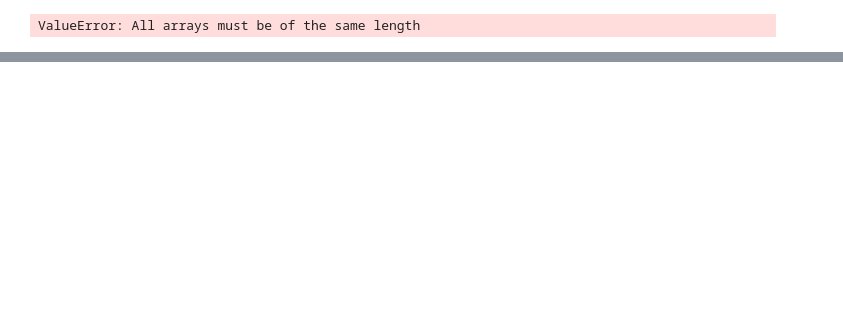
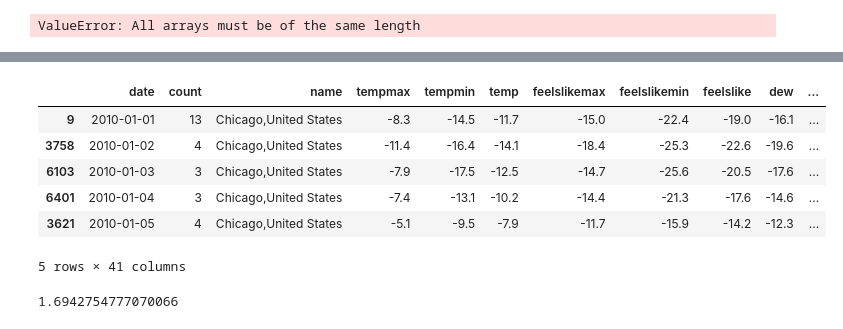
Before and after one commit to camilla47/CrimeCaseStudy, a Jupyter notebook: daisy.ipynb, the cells around one changed output, grey strips where cells are left out. Drawn from its saved outputs; the diff is of its cells as text; code cells hidden in the pictures; blank space fills up the shorter version.

Commit message:
Update random forest

```diff
--- a/daisy.ipynb
+++ b/daisy.ipynb
@@ -342,0 +375,51 @@ plt.show()
+# %%
+
+crimes2 = crimes[(crimes['FBI Code'] == '01A') |
+                 (crimes['FBI Code'] == '02') |
+                 (crimes['FBI Code'] == '03') |
+                 (crimes['FBI Code'] == '04A')]
+crime_count2 = pd.DataFrame(crimes2['date'].value_counts().reset_index())
+# %%
+merged3 = pd.merge(crime_count2, weather, on='date', how='left')
+merged3 = pd.merge(merged3, full_moon, on='date', how = 'left')
+merged3 = pd.merge(merged3, holidays, on='date', how = 'left')
+merged3 = pd.merge(merged3, unemploy, on='date', how = 'left')
+
+merged3 = merged3[merged3['date'].dt.year > 2009]
+merged3 = merged3.sort_values(by = 'date')
+
+merged3['CHIC917URN'] = merged3['CHIC917URN'].fillna(method='ffill')
+
+merged3['day_of_week'] = pd.to_datetime(merged3['date']).dt.day_of_week
+merged3['year'] = pd.to_datetime(merged3['date']).dt.year
+merged3['month'] = pd.to_datetime(merged3['date']).dt.month
+merged3.head()
+# %% [output]
+|  | date | count | name | tempmax | tempmin | temp | feelslikemax | feelslikemin | feelslike | dew | ... |
+| 9 | 2010-01-01 | 13 | Chicago,United States | -8.3 | -14.5 | -11.7 | -15.0 | -22.4 | -19.0 | -16.1 | ... |
+| 3758 | 2010-01-02 | 4 | Chicago,United States | -11.4 | -16.4 | -14.1 | -18.4 | -25.3 | -22.6 | -19.6 | ... |
+| 6103 | 2010-01-03 | 3 | Chicago,United States | -7.9 | -17.5 | -12.5 | -14.7 | -25.6 | -20.5 | -17.6 | ... |
+| 6401 | 2010-01-04 | 3 | Chicago,United States | -7.4 | -13.1 | -10.2 | -14.4 | -21.3 | -17.6 | -14.6 | ... |
+| 3621 | 2010-01-05 | 4 | Chicago,United States | -5.1 | -9.5 | -7.9 | -11.7 | -15.9 | -14.2 | -12.3 | ... |
+5 rows × 41 columns
+# %%
+num_features = merged3[['tempmax', 'tempmin', 'temp', 'feelslikemax', 'feelslikemin', 'feelslike', 'humidity',
+                        'precip', 'precipprob', 'precipcover', 'snow', 'snowdepth', 'windgust', 'windspeed', 'winddir',
+                        'sealevelpressure', 'cloudcover', 'visibility', 'solarradiation', 'solarenergy', 'uvindex', 'severerisk',
+                        'moonphase', 'day_of_week', 'year', 'month', 'CHIC917URN']]
+
+y = list(merged3['count'])
+
+numeric = Pipeline(steps=[
+    ('impute', SimpleImputer(strategy='median')),
+    ('standardize', StandardScaler()),
+    ('model', RandomForestRegressor())])
+
+X_train, X_test, y_train, y_test = train_test_split(num_features, y, test_size=0.25, random_state=42)
+
+numeric = numeric.fit(X_train, y_train)
+
+y_pred = numeric.predict(X_test)
+mean_absolute_error(y_test, y_pred)
+# %% [output]
+1.6942754777070066
```
Also changed, not shown: parts of 20 cells of this notebook, 1 other file.
